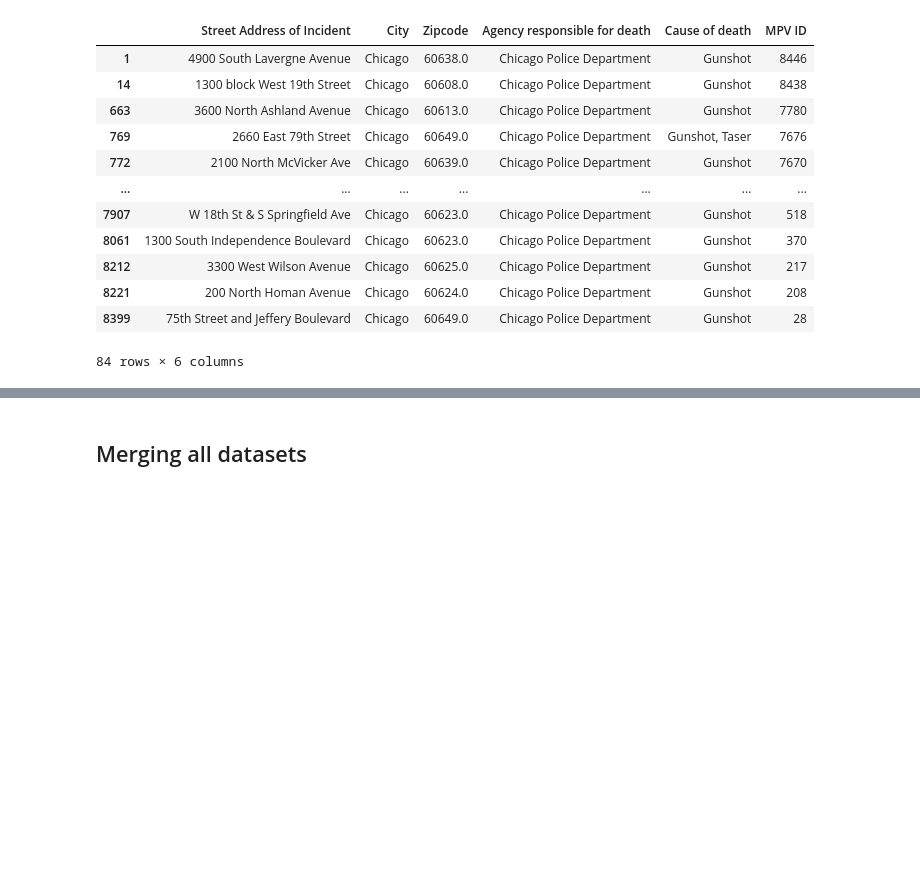
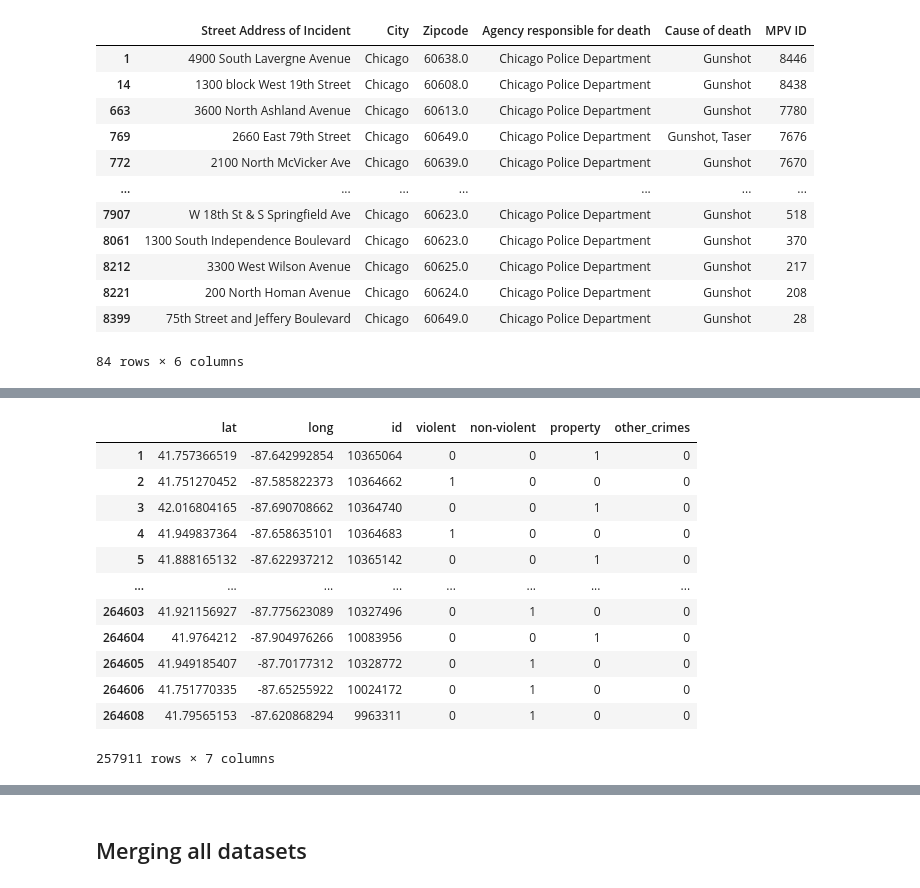
Before and after one commit to mihirbhaskar/chicago-complaints, a Jupyter notebook: code/4_CleanChicagoOpenData.ipynb, the cells around one changed output, grey strips where cells are left out. Saved outputs shown, nothing was run; the diff lists cells and outputs as text; code cells hidden in the pictures; blank space fills up the shorter version.

```diff
--- a/code/4_CleanChicagoOpenData.ipynb
+++ b/code/4_CleanChicagoOpenData.ipynb
@@ -1118,0 +799,21 @@ crimes_total
+# %%
+crimes_2015 = crimes_2015.rename(columns = {"latitude":"lat","longitude":"long"})
+
+crimes_2015 = crimes_2015[['lat','long','id','violent','non-violent','property','other_crimes']]
+
+crimes_2015 = crimes_2015.dropna()
+crimes_2015
+# %% [output]
+|  | lat | long | id | violent | non-violent | property | other_crimes |
+| 1 | 41.757366519 | -87.642992854 | 10365064 | 0 | 0 | 1 | 0 |
+| 2 | 41.751270452 | -87.585822373 | 10364662 | 1 | 0 | 0 | 0 |
+| 3 | 42.016804165 | -87.690708662 | 10364740 | 0 | 0 | 1 | 0 |
+| 4 | 41.949837364 | -87.658635101 | 10364683 | 1 | 0 | 0 | 0 |
+| 5 | 41.888165132 | -87.622937212 | 10365142 | 0 | 0 | 1 | 0 |
+| ... | ... | ... | ... | ... | ... | ... | ... |
+| 264603 | 41.921156927 | -87.775623089 | 10327496 | 0 | 1 | 0 | 0 |
+| 264604 | 41.9764212 | -87.904976266 | 10083956 | 0 | 0 | 1 | 0 |
+| 264605 | 41.949185407 | -87.70177312 | 10328772 | 0 | 1 | 0 | 0 |
+| 264606 | 41.751770335 | -87.65255922 | 10024172 | 0 | 1 | 0 | 0 |
+| 264608 | 41.79565153 | -87.620868294 | 9963311 | 0 | 1 | 0 | 0 |
+257911 rows × 7 columns
```
Also changed, not shown: parts of 65 cells of this notebook.
